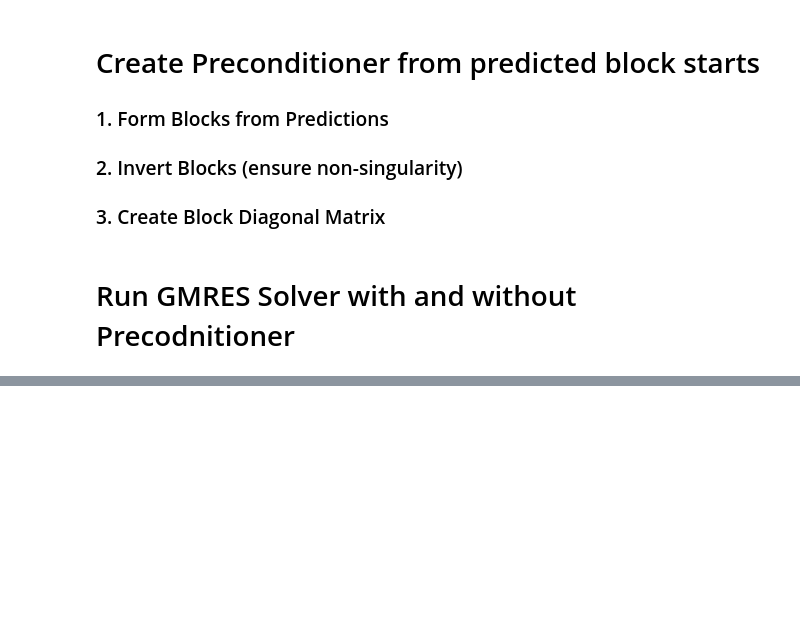
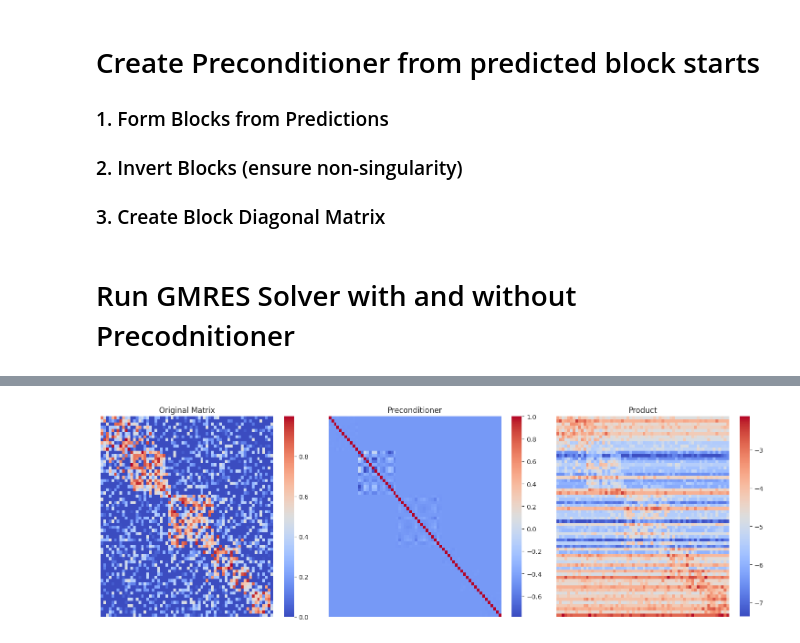
Before and after one commit to 24io/opencampus-ai-project, a Jupyter notebook: testrun.ipynb, the cells around one changed output, grey strips where cells are left out. Cells and saved outputs as stored; diff of their text form; code cells hidden in the pictures; blank space fills up the shorter version.

```diff
--- a/testrun.ipynb
+++ b/testrun.ipynb
@@ -381,21 +492,23 @@ plt.show()
 # %%
 # Function to plot matrices
 def plot_matrices(matrices: List[np.ndarray], titles: List[str], colorbar: str = VALUE_COLORBAR) -> None:
     num_matrices = len(matrices)
     fig, axes = plt.subplots(1, num_matrices, figsize=(5 * num_matrices, 5))
 
     for i, (matrix, title) in enumerate(zip(matrices, titles)):
         ax = axes[i] if num_matrices > 1 else axes
         sns.heatmap(matrix, cmap=colorbar, ax=ax, cbar=True)
         ax.set_title(title)
         ax.set_xticks([])
         ax.set_yticks([])
 
     plt.tight_layout()
     plt.show()
 
 # Plot matrices
-plot_matrices([test_matrices[0], precs[0]], ['Original Matrix', 'Preconditioner'], colorbar=VALUE_COLORBAR)
+plot_matrices([test_matrices[0], precs[0], np.matmul(test_matrices[0], precs[0])], ['Original Matrix', 'Preconditioner', 'Product'], colorbar='coolwarm')
+# %% [output]
+[figure, added]
 # %%
 # Check condition number
 from numpy.linalg import cond
```
Also changed, not shown: parts of 19 cells of this notebook.
